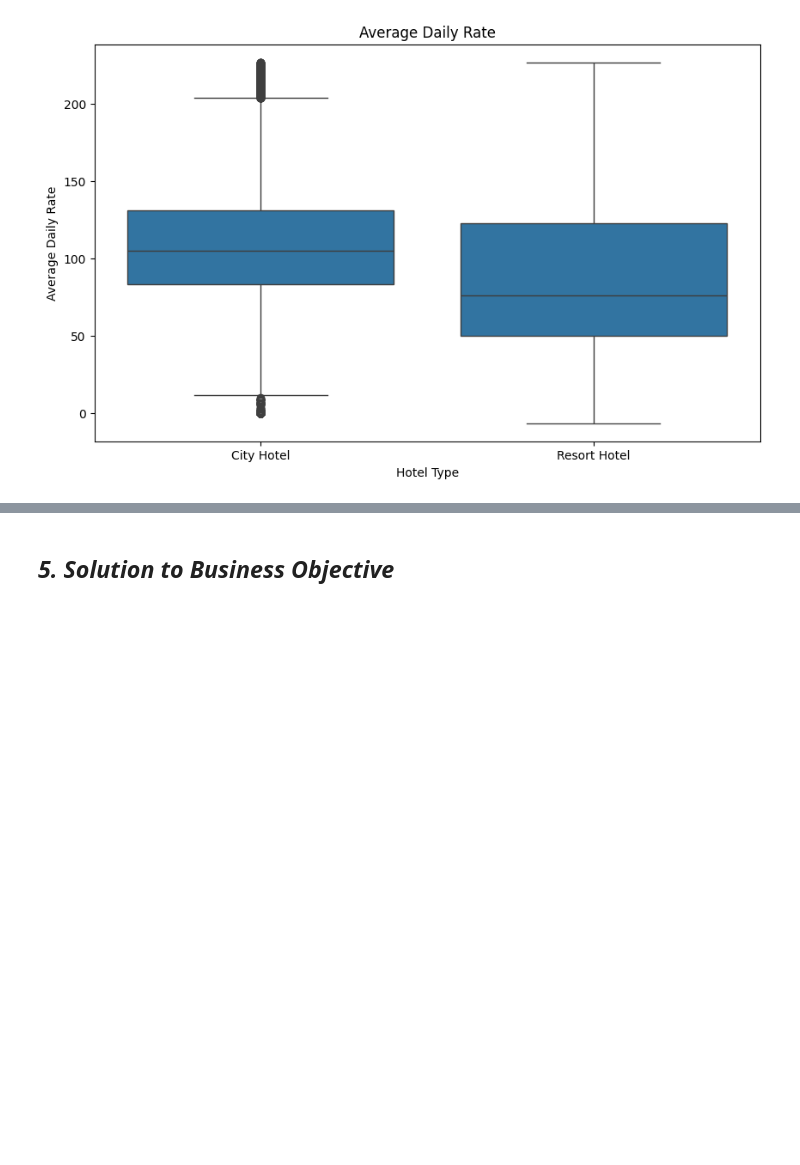
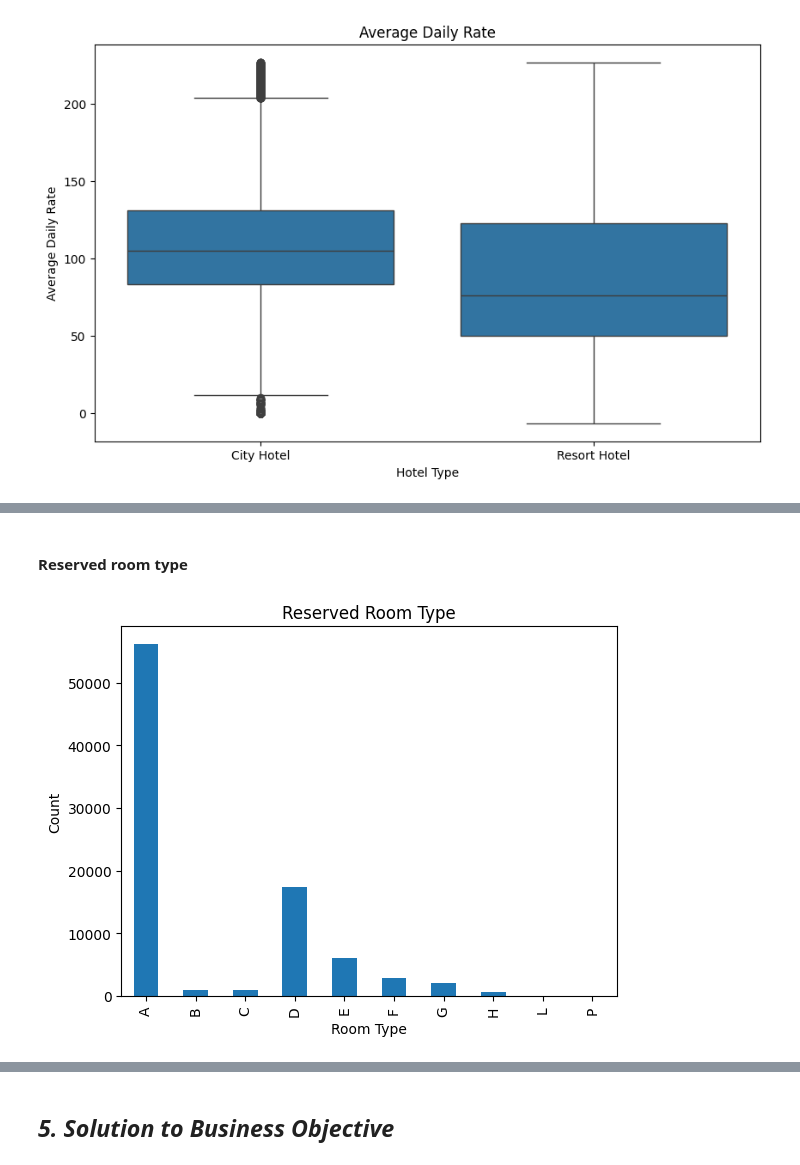
Before and after one commit to kaushdotin/Project_Root, a Jupyter notebook: Notebooks/Booking.com - Hotel Booking Analysis.ipynb, the cells around one changed output, grey strips where cells are left out. Saved outputs shown, nothing was run; the diff lists cells and outputs as text; code cells hidden in the pictures; blank space fills up the shorter version.

```diff
--- a/Notebooks/Booking.com - Hotel Booking Analysis.ipynb
+++ b/Notebooks/Booking.com - Hotel Booking Analysis.ipynb
@@ -422,0 +504,13 @@ plt.show()
+# %% [markdown]
+#### Reserved room type
+# %%
+# Plot resered room type
+
+reserved_room_type = df.groupby('reserved_room_type').size()
+reserved_room_type.plot(kind='bar')
+plt.title('Reserved Room Type')
+plt.xlabel('Room Type')
+plt.ylabel('Count')
+plt.show()
+# %% [output]
+[figure, added]
```
Also changed, not shown: parts of 12 cells of this notebook.
